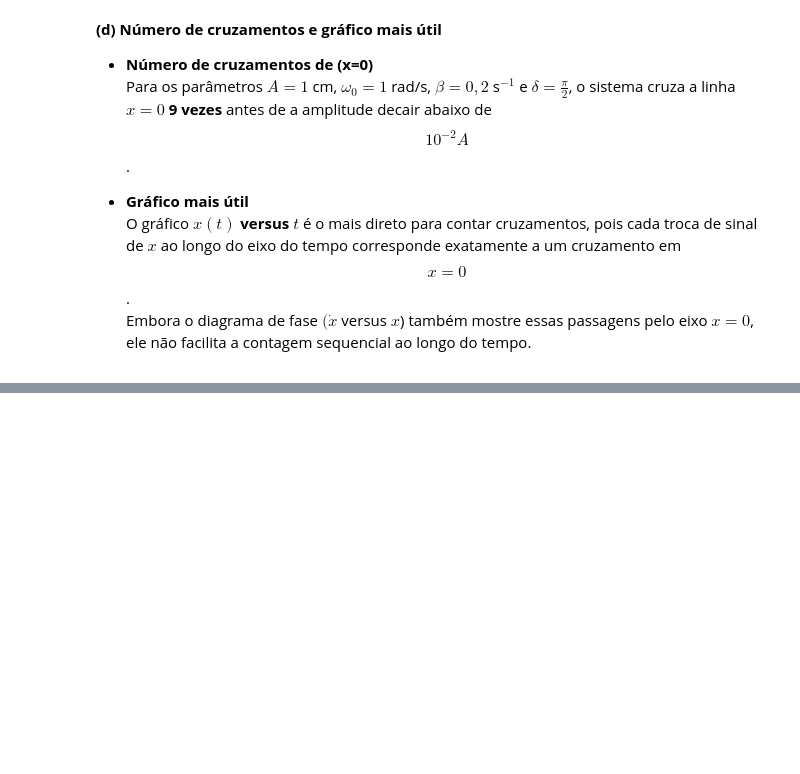
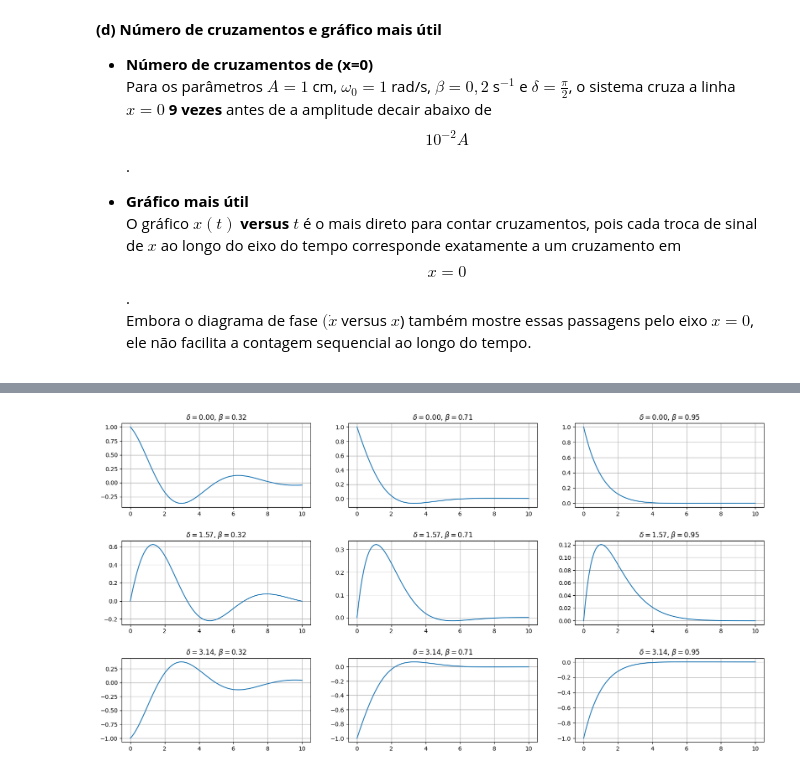
Before and after one commit to ylaksl/lista_num_mecanica, a Jupyter notebook: Problemas numericos_mec classica.ipynb, the cells around one changed output, grey strips where cells are left out. Cells and saved outputs as stored; diff of their text form; code cells hidden in the pictures; blank space fills up the shorter version.

```diff
--- a/Problemas numericos_mec classica.ipynb
+++ b/Problemas numericos_mec classica.ipynb
@@ -446,0 +626,39 @@ Número de cruzamentos de x=0 até |x| < 10⁻²A: 9
+# %%
+A = 1.0
+omegazero = 1
+deltas = [0, np.pi/2, np.pi]
+razao = [0.1, 0.5, 0.9]
+# %%
+def x(t,beta,omega1,delta):
+    return A*np.exp(-beta*t)*np.cos(omega1*t-delta)
+# %%
+ti = 0
+tf = 10
+tempos = np.linspace(ti,tf,100)
+
+fig, axes = plt.subplots(3, 3, figsize=(20, 10))
+
+
+a = 0
+for delta in deltas:
+    o = 0
+    for r in razao:
+        beta = omegazero*np.sqrt(r)
+        omega1 = np.sqrt(omegazero**2 - beta**2)
+
+        x_points = []
+        for i in range(len(tempos)):
+            xi = x(tempos[i], beta, omega1, delta)
+            x_points.append(xi)
+
+        axes[a][o].plot(tempos,x_points)
+        axes[a][o].set_title(fr'$\delta = {delta:.2f}$, $\beta = {beta:.2f}$')
+        axes[a][o].grid()
+        o+=1
+    a+=1
+
+
+plt.subplots_adjust(hspace=0.4)
+plt.show()
+# %% [output]
+[figure, added]
```
Also changed, not shown: parts of 87 cells of this notebook.
